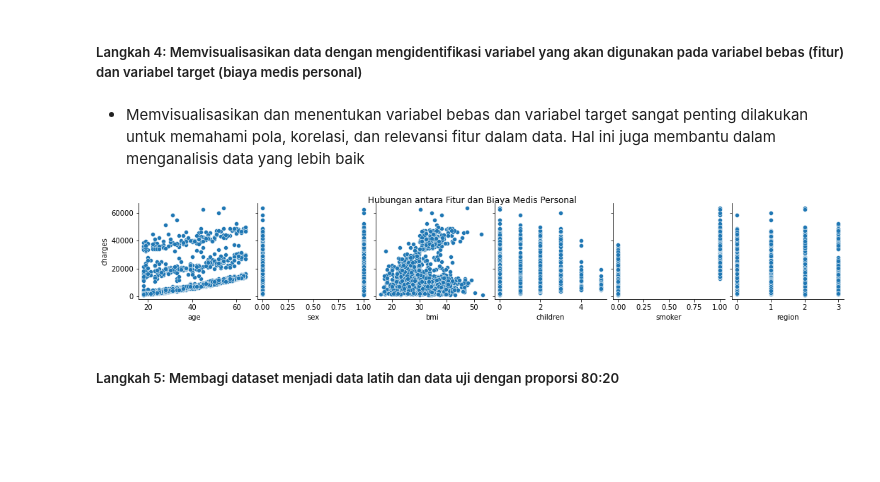
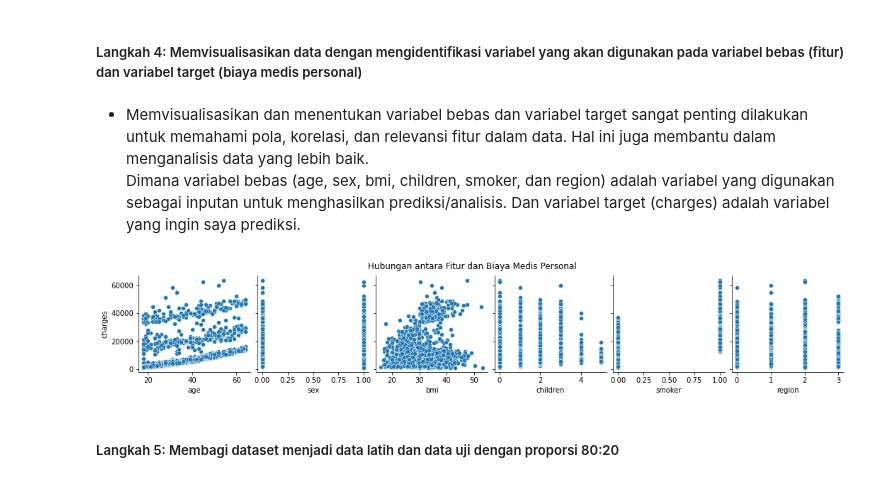
Before and after one commit to adindasyv/2141720096-machinelearning-2023, a Jupyter notebook: Week 3/src/tugas.ipynb, the cells around one changed output. Drawn from its saved outputs; the diff is of its cells as text; code cells hidden in the pictures; blank space fills up the shorter version.

```diff
--- a/Week 3/src/tugas.ipynb
+++ b/Week 3/src/tugas.ipynb
@@ -89,16 +89,17 @@ data.head(5)
 # %% [markdown]
 ##### Langkah 4: Memvisualisasikan data dengan mengidentifikasi variabel yang akan digunakan pada variabel bebas (fitur) dan variabel target (biaya medis personal)
 # %% [markdown]
-- Memvisualisasikan dan menentukan variabel bebas dan variabel target sangat penting dilakukan untuk memahami pola, korelasi, dan relevansi fitur dalam data. Hal ini juga membantu dalam menganalisis data yang lebih baik
+- Memvisualisasikan dan menentukan variabel bebas dan variabel target sangat penting dilakukan untuk memahami pola, korelasi, dan relevansi fitur dalam data. Hal ini juga membantu dalam menganalisis data yang lebih baik. <br>
+Dimana variabel bebas (age, sex, bmi, children, smoker, dan region) adalah variabel yang digunakan sebagai inputan untuk menghasilkan prediksi/analisis. Dan variabel target (charges) adalah variabel yang ingin saya prediksi.
 # %%
 # Pairplot untuk melihat hubungan antara variabel bebas dan target
 sns.pairplot(data, x_vars=['age', 'sex', 'bmi', 'children', 'smoker', 'region'], y_vars=['charges'])
-plt.suptitle('Hubungan antara Fitur dan Biaya Medis Personal', y=1.02)
+plt.suptitle('Hubungan antara Fitur dan Biaya Medis Personal', y=1.07)
 
 # Tampilkan plot
 plt.show()
 # %% [output]
-[figure, old version]
+[figure, new version]
 # %% [markdown]
 ##### Langkah 5: Membagi dataset menjadi data latih dan data uji dengan proporsi 80:20
 # %% [markdown]
```
